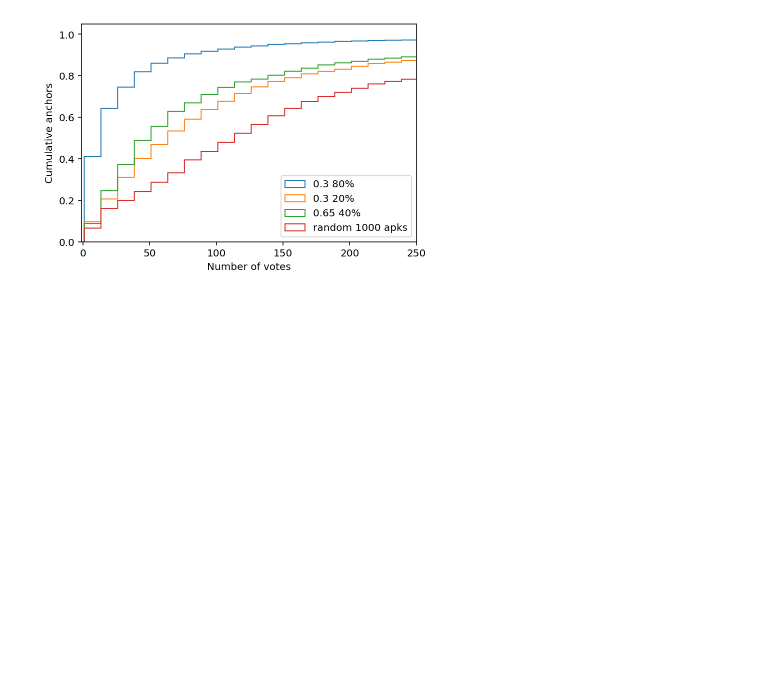
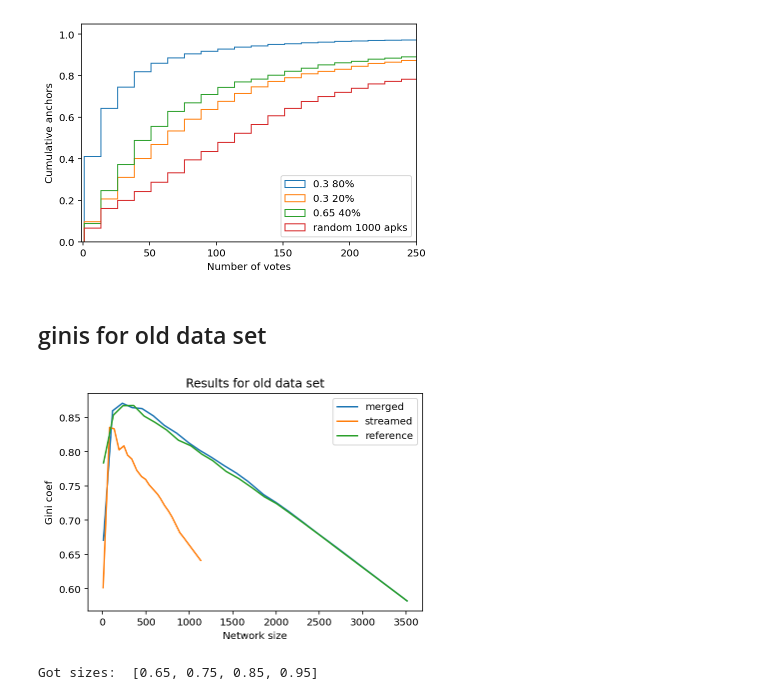
Before and after one commit to jrybicki-jsc/smms, a Jupyter notebook: graphla/ginis.ipynb, the cells around one changed output. Cells and saved outputs as stored; diff of their text form; code cells hidden in the pictures; blank space fills up the shorter version.

```diff
--- a/graphla/ginis.ipynb
+++ b/graphla/ginis.ipynb
@@ -127,3 +127,52 @@ plt.ylabel('Cumulative anchors');
 plt.legend(loc=4);
 # %% [output]
 [figure]
+# %% [markdown]
+## ginis for old data set
+# %%
+import pickle
+
+with open('../res/newres/new_merged_merged.pickle', 'rb') as f:
+    nets_merged = pickle.load(f)
+
+with open('../res/newres/new_merged_ref.pickle', 'rb') as f:
+    nets_reference = pickle.load(f)
+
+with open('../res/newres/new_streamed_vot.pickle', 'rb') as f:
+    nets_streamed = pickle.load(f)
+# %%
+def get_cof(nets):
+    res =dict()
+    for g, n in nets.items():
+        res[len(n)]= gini(n)
+
+    return res
+# %%
+mer = get_cof(nets=nets_merged)
+stra = get_cof(nets=nets_streamed)
+
+ref = get_cof(nets=nets_reference)
+# %%
+plt.title('Results for old data set')
+plt.plot(mer.keys(), mer.values(), label='merged')
+plt.plot(stra.keys(), stra.values(), label='streamed')
+plt.plot(ref.keys(), ref.values(), label='reference')
+plt.xlabel('Network size')
+plt.ylabel('Gini coef')
+
+plt.legend();
+# %% [output]
+[figure, added]
+# %%
+gms = extract_sizes(f"../res/newclusterres/break04/4/*-evalresults.pickle")
+print('Got sizes: ',gms)
+
+nets = dict()
+for size in gms:
+    #merged-1007-0-tc-nets-voting.pickle
+    net_name = f"../res/newclusterres/break04/1/merged-{size}-0-tc-nets-voting.pickle"
+
+    _, net = load_net(net_name)
+    nets[size]= net
+# %% [output]
+Got sizes:  [0.65, 0.75, 0.85, 0.95]
```
Also changed, not shown: parts of 3 cells of this notebook.
